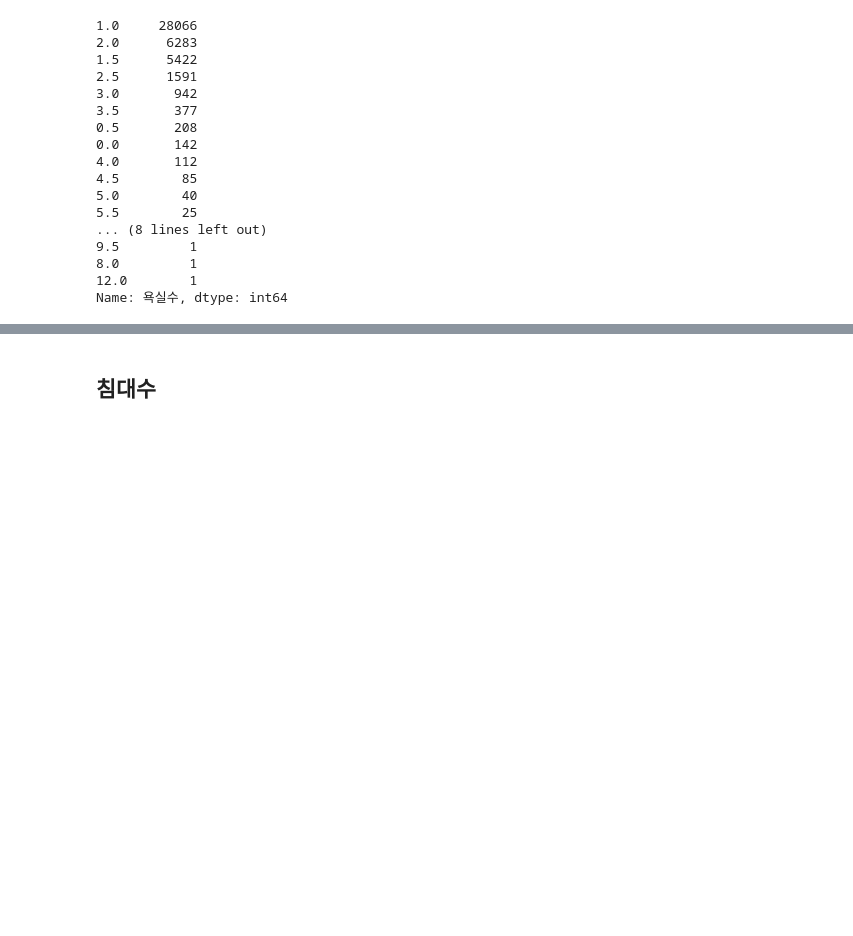
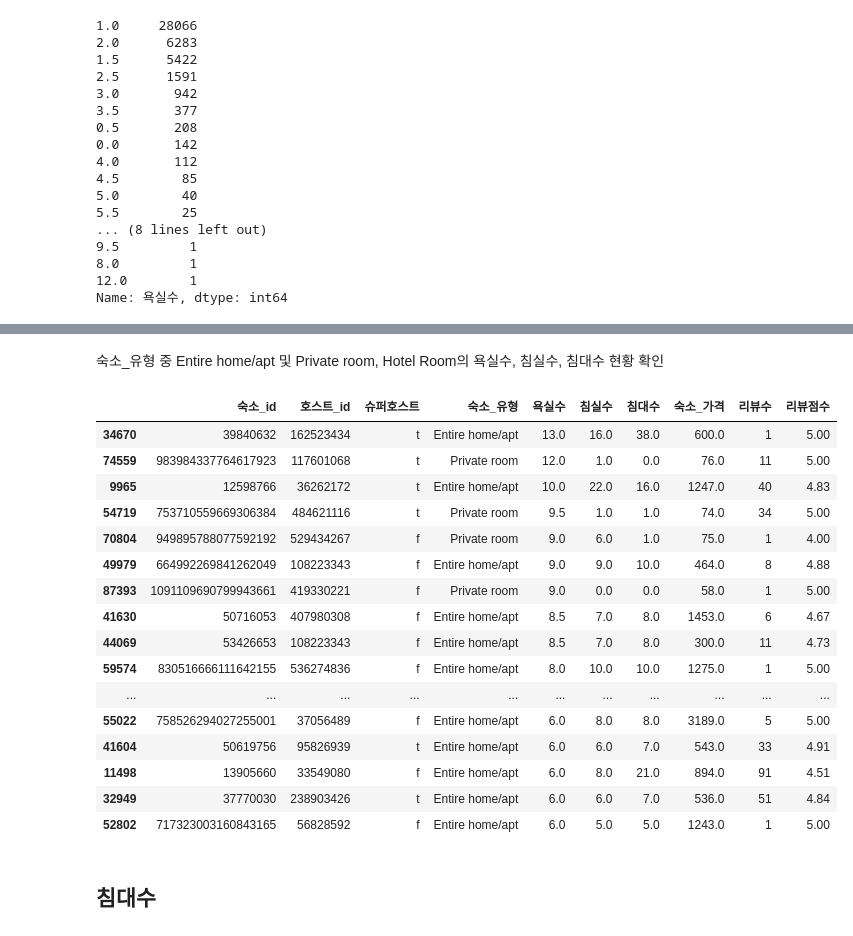
Before and after one commit to minseokpark6/WeeklyProject_Group3, a Jupyter notebook: Code/MinseokPark/가격_관계분석_런던.ipynb, the cells around one changed output, grey strips where cells are left out. Saved outputs shown, nothing was run; the diff lists cells and outputs as text; code cells hidden in the pictures; blank space fills up the shorter version.

```diff
--- a/Code/MinseokPark/가격_관계분석_런던.ipynb
+++ b/Code/MinseokPark/가격_관계분석_런던.ipynb
@@ -734,3 +800,26 @@ fig.show()
+# %% [markdown]
+숙소_유형 중 Entire home/apt 및 Private room, Hotel Room의 욕실수, 침실수, 침대수 현황 확인
+# %%
+# 데이터 조회
+london_lists[['숙소_id', '호스트_id', '슈퍼호스트', '숙소_유형', '욕실수', '침실수', '침대수', '숙소_가격','리뷰수', '리뷰점수']][~condition_room_sharedroom].sort_values(by='욕실수', ascending=False)[:30]
+# %% [output]
+|  | 숙소_id | 호스트_id | 슈퍼호스트 | 숙소_유형 | 욕실수 | 침실수 | 침대수 | 숙소_가격 | 리뷰수 | 리뷰점수 |
+| 34670 | 39840632 | 162523434 | t | Entire home/apt | 13.0 | 16.0 | 38.0 | 600.0 | 1 | 5.00 |
+| 74559 | 983984337764617923 | 117601068 | t | Private room | 12.0 | 1.0 | 0.0 | 76.0 | 11 | 5.00 |
+| 9965 | 12598766 | 36262172 | t | Entire home/apt | 10.0 | 22.0 | 16.0 | 1247.0 | 40 | 4.83 |
+| 54719 | 753710559669306384 | 484621116 | t | Private room | 9.5 | 1.0 | 1.0 | 74.0 | 34 | 5.00 |
+| 70804 | 949895788077592192 | 529434267 | f | Private room | 9.0 | 6.0 | 1.0 | 75.0 | 1 | 4.00 |
+| 49979 | 664992269841262049 | 108223343 | f | Entire home/apt | 9.0 | 9.0 | 10.0 | 464.0 | 8 | 4.88 |
+| 87393 | 1091109690799943661 | 419330221 | f | Private room | 9.0 | 0.0 | 0.0 | 58.0 | 1 | 5.00 |
+| 41630 | 50716053 | 407980308 | f | Entire home/apt | 8.5 | 7.0 | 8.0 | 1453.0 | 6 | 4.67 |
+| 44069 | 53426653 | 108223343 | f | Entire home/apt | 8.5 | 7.0 | 8.0 | 300.0 | 11 | 4.73 |
+| 59574 | 830516666111642155 | 536274836 | f | Entire home/apt | 8.0 | 10.0 | 10.0 | 1275.0 | 1 | 5.00 |
+| ... | ... | ... | ... | ... | ... | ... | ... | ... | ... | ... |
+| 55022 | 758526294027255001 | 37056489 | f | Entire home/apt | 6.0 | 8.0 | 8.0 | 3189.0 | 5 | 5.00 |
+| 41604 | 50619756 | 95826939 | t | Entire home/apt | 6.0 | 6.0 | 7.0 | 543.0 | 33 | 4.91 |
+| 11498 | 13905660 | 33549080 | f | Entire home/apt | 6.0 | 8.0 | 21.0 | 894.0 | 91 | 4.51 |
+| 32949 | 37770030 | 238903426 | t | Entire home/apt | 6.0 | 6.0 | 7.0 | 536.0 | 51 | 4.84 |
+| 52802 | 717323003160843165 | 56828592 | f | Entire home/apt | 6.0 | 5.0 | 5.0 | 1243.0 | 1 | 5.00 |
 # %% [markdown]
 ## 침대수
 # %%
```
Also changed, not shown: parts of 7 cells of this notebook.
